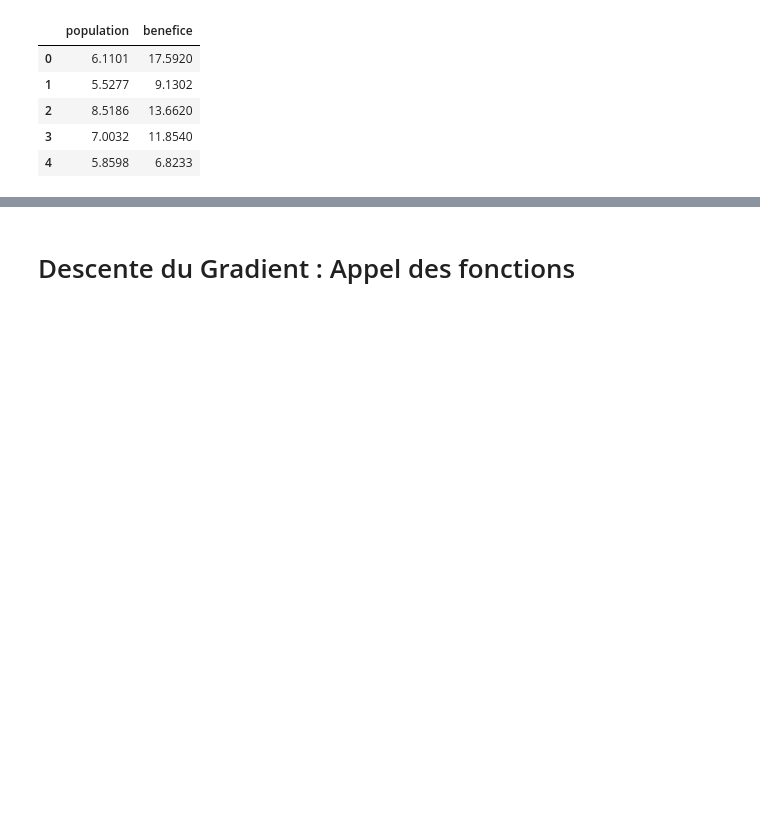
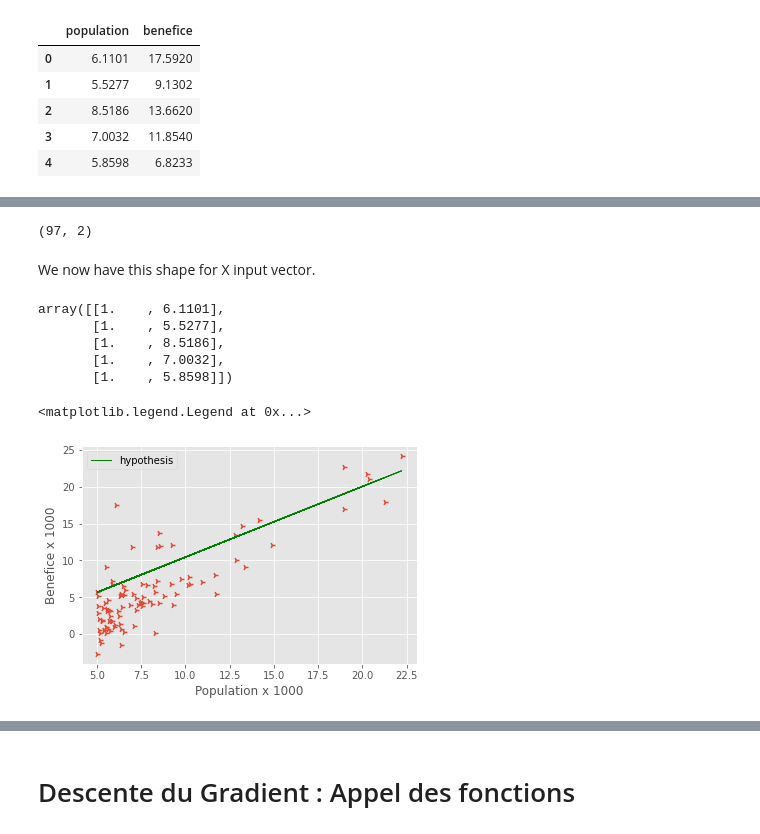
Before and after one commit to kawaremu/MLFromScratch, a Jupyter notebook: Regression and Gradient Descent.ipynb, the cells around one changed output, grey strips where cells are left out. Drawn from its saved outputs; the diff is of its cells as text; code cells hidden in the pictures; blank space fills up the shorter version.

```diff
--- a/Regression and Gradient Descent.ipynb
+++ b/Regression and Gradient Descent.ipynb
@@ -367,0 +431,28 @@ def initialize(dim):
+# %%
+df_houses.shape
+# %% [output]
+(97, 2)
+# %%
+intercept = np.ones(len(y))
+X = np.vstack((intercept, X.T)).T
+# %% [markdown]
+We now have this shape for X input vector.
+# %%
+X[:5]
+# %% [output]
+array([[1.    , 6.1101],
+       [1.    , 5.5277],
+       [1.    , 8.5186],
+       [1.    , 7.0032],
+       [1.    , 5.8598]])
+# %%
+y_hat = np.sum(np.multiply(X,theta), axis=1)
+# %%
+plt.scatter(X[:,[1]], y,marker="4")
+plt.plot(X[:,[1]], y_hat, color='green', linewidth=1,label="hypothesis")
+plt.xlabel('Population x 1000')
+plt.ylabel('Benefice x 1000')
+plt.legend()
+# %% [output]
+<matplotlib.legend.Legend at 0x...>
+[figure, added]
```
Also changed, not shown: parts of 34 cells of this notebook.
